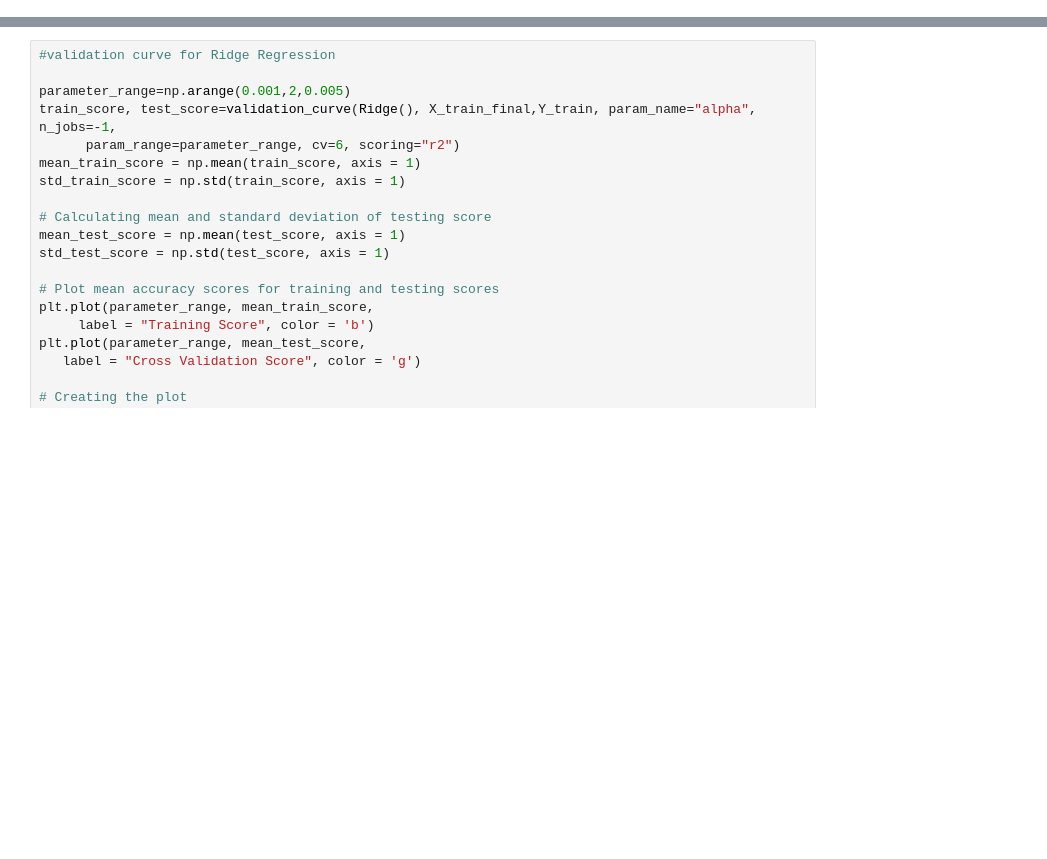
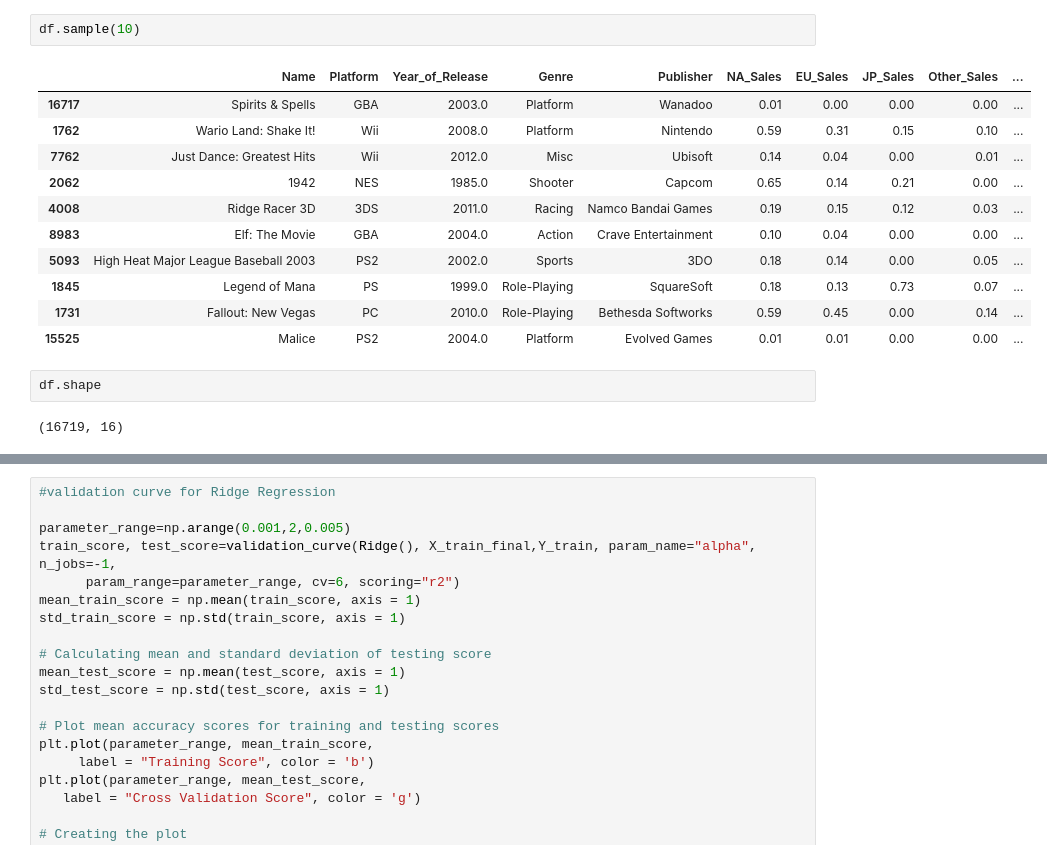
Before and after one commit to sachinsinghlodhi/Video_Game_Sales_Prediction, a Jupyter notebook: Video_Game_Sales_Prediction.ipynb, the cells around one changed output, grey strips where cells are left out. Cells and saved outputs as stored; diff of their text form; blank space fills up the shorter version.

```diff
--- a/Video_Game_Sales_Prediction.ipynb
+++ b/Video_Game_Sales_Prediction.ipynb
@@ -76,0 +46,18 @@ X_test_final = minmaxscaler.transform(X_test)
+# %%
+df.sample(10)
+# %% [output]
+|  | Name | Platform | Year_of_Release | Genre | Publisher | NA_Sales | EU_Sales | JP_Sales | Other_Sales | ... |
+| 16717 | Spirits & Spells | GBA | 2003.0 | Platform | Wanadoo | 0.01 | 0.00 | 0.00 | 0.00 | ... |
+| 1762 | Wario Land: Shake It! | Wii | 2008.0 | Platform | Nintendo | 0.59 | 0.31 | 0.15 | 0.10 | ... |
+| 7762 | Just Dance: Greatest Hits | Wii | 2012.0 | Misc | Ubisoft | 0.14 | 0.04 | 0.00 | 0.01 | ... |
+| 2062 | 1942 | NES | 1985.0 | Shooter | Capcom | 0.65 | 0.14 | 0.21 | 0.00 | ... |
+| 4008 | Ridge Racer 3D | 3DS | 2011.0 | Racing | Namco Bandai Games | 0.19 | 0.15 | 0.12 | 0.03 | ... |
+| 8983 | Elf: The Movie | GBA | 2004.0 | Action | Crave Entertainment | 0.10 | 0.04 | 0.00 | 0.00 | ... |
+| 5093 | High Heat Major League Baseball 2003 | PS2 | 2002.0 | Sports | 3DO | 0.18 | 0.14 | 0.00 | 0.05 | ... |
+| 1845 | Legend of Mana | PS | 1999.0 | Role-Playing | SquareSoft | 0.18 | 0.13 | 0.73 | 0.07 | ... |
+| 1731 | Fallout: New Vegas | PC | 2010.0 | Role-Playing | Bethesda Softworks | 0.59 | 0.45 | 0.00 | 0.14 | ... |
+| 15525 | Malice | PS2 | 2004.0 | Platform | Evolved Games | 0.01 | 0.01 | 0.00 | 0.00 | ... |
+# %%
+df.shape
+# %% [output]
+(16719, 16)
```
Also changed, not shown: parts of 39 cells of this notebook.
